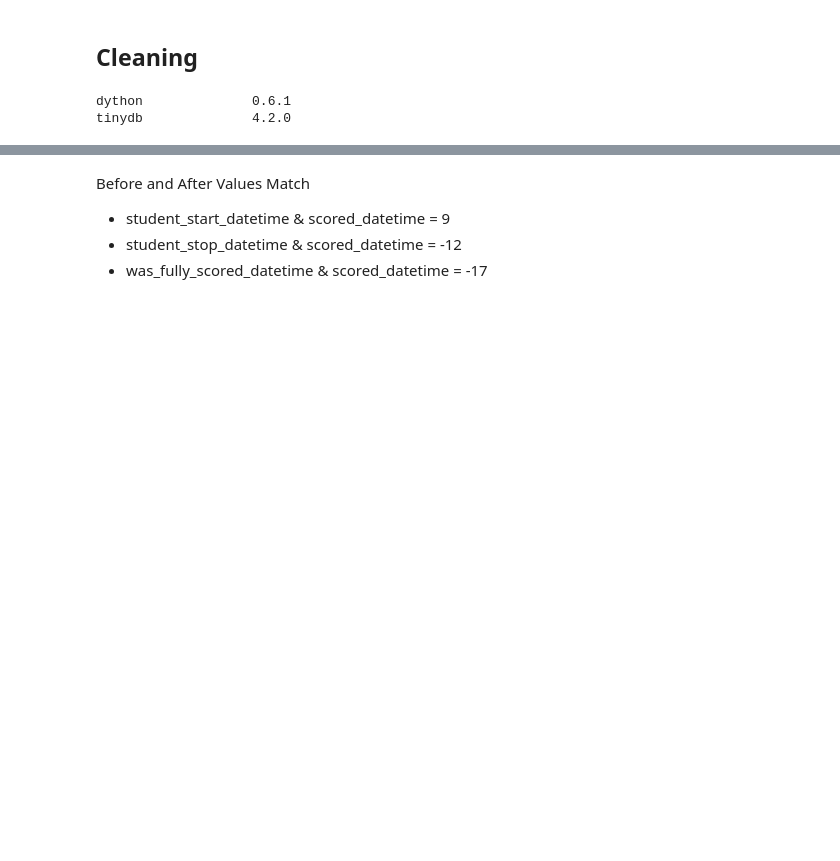
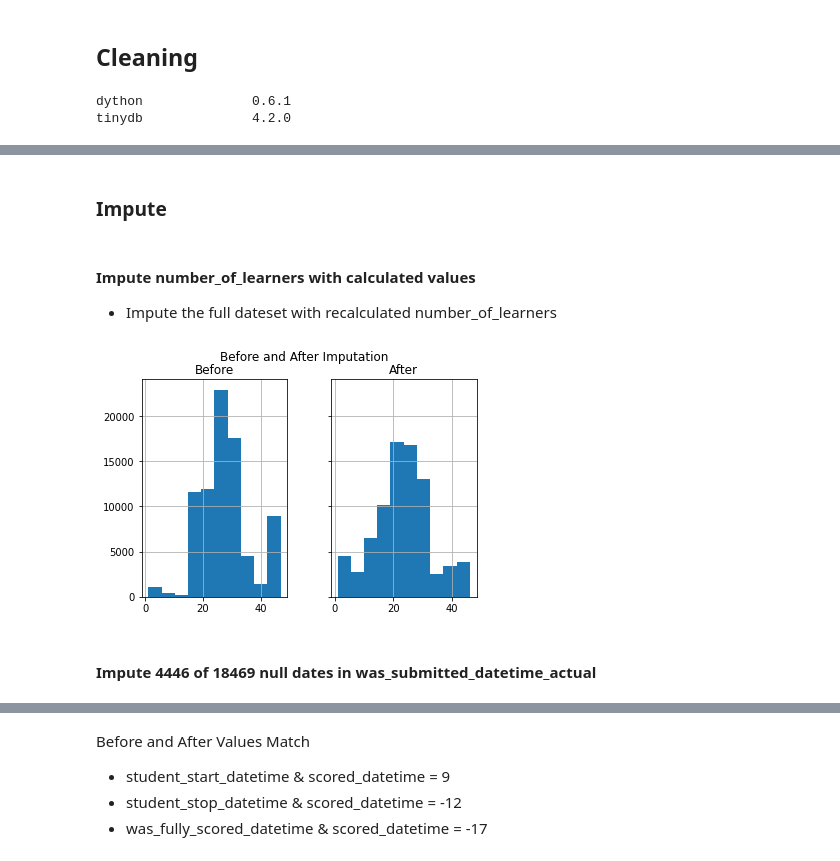
Before and after one commit to dlhinkley/c772-capstone-project, a Jupyter notebook: jupyter/03-cleaning.ipynb, the cells around one changed output, grey strips where cells are left out. Drawn from its saved outputs; the diff is of its cells as text; code cells hidden in the pictures; blank space fills up the shorter version.

```diff
--- a/jupyter/03-cleaning.ipynb
+++ b/jupyter/03-cleaning.ipynb
@@ -80,8 +34,0 @@ We only want five levels, so convert everything below 6% to other
-# %%
-otherRows    = freqTable.filter("perc_of_count_total < 6")
-otherLevels  = [row['item_type_code_name'] for row in otherRows.select("item_type_code_name").collect()]
-
-dfClean = dfClean.withColumn("item_type_code_name", when( col("item_type_code_name").isin(otherLevels) | col("item_type_code_name").isNull() , "Other" ).otherwise(col("item_type_code_name")) )
-
-# Display new values
-dfClean.groupBy("item_type_code_name").count().orderBy("count", ascending=False).show(50, False)
@@ -108,6 +34,0 @@ Combine Suffix Levels
-# %%
-# Combine fillInTheBlank and FillinBlankResponse
-dfClean = dfClean.withColumn("item_type_code_name", when( col("item_type_code_name") == "FillinBlankResponse", "fillInTheBlank" ).otherwise(col("item_type_code_name")) )
-
-# Combine multipleChoice and MultipleChoiceResponse
-dfClean = dfClean.withColumn("item_type_code_name", when( col("item_type_code_name") == "MultipleChoiceResponse", "multipleChoice" ).otherwise(col("item_type_code_name")) )
@@ -132,8 +34,0 @@ We only want five levels, so convert everything below 6% to other
-# %%
-otherRows    = freqTable.filter("perc_of_count_total < 6")
-otherLevels  = [row['item_type_code_name'] for row in otherRows.select("item_type_code_name").collect()]
-
-dfClean = dfClean.withColumn("item_type_code_name", when( col("item_type_code_name").isin(otherLevels) | col("item_type_code_name").isNull() , "Other" ).otherwise(col("item_type_code_name")) )
-
-# Display new values
-dfClean.groupBy("item_type_code_name").count().orderBy("count", ascending=False).show(50, False)
@@ -159,0 +37,17 @@ dual_mean_hours_assignment(
+# %% [markdown]
+### Impute
+# %% [markdown]
+#### Impute number_of_learners with calculated values
+- Impute the full dateset with recalculated number_of_learners
+# %%
+dfClean = impute_number_of_learners(dfClean)
+# %%
+dual_hist(
+    dfFlt.select('number_of_learners').toPandas(),
+    dfClean.select('number_of_learners').toPandas(),
+    title1='Before',
+    title2='After',
+    main='Before and After Imputation'
+)
+# %% [output]
+[figure, added]
@@ -159,0 +56,2 @@ dual_mean_hours_assignment(
+# %% [markdown]
+#### Impute 4446 of 18469 null dates in was_submitted_datetime_actual
```
Also changed, not shown: parts of 73 cells of this notebook, 7 other files.
